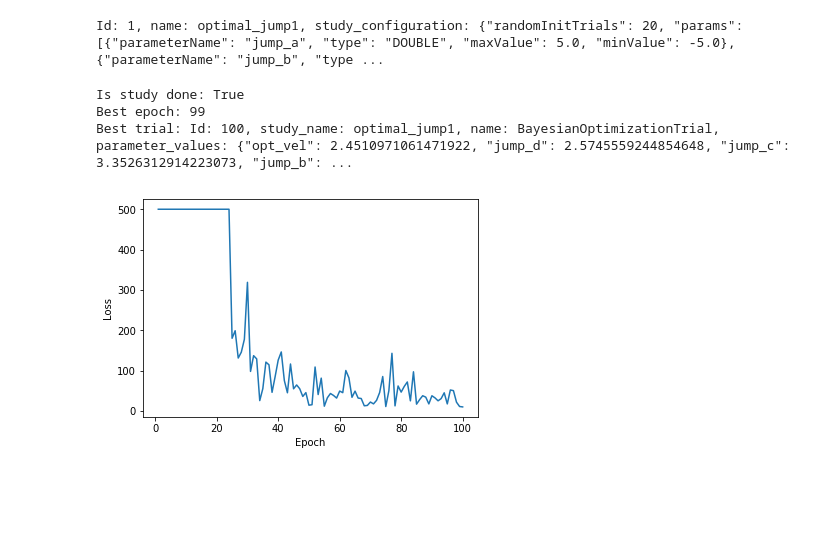
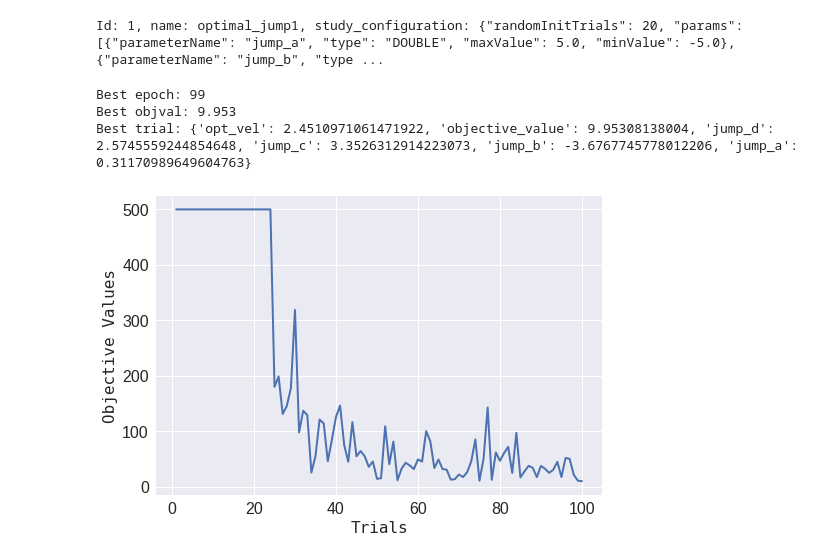
Before and after one commit to silvery107/wheeled-bipedal-jumping, a Jupyter notebook: MiniNezha/plot.ipynb, the cells around one changed output. Saved outputs shown, nothing was run; the diff lists cells and outputs as text; code cells hidden in the pictures; blank space fills up the shorter version.

```diff
--- a/MiniNezha/plot.ipynb
+++ b/MiniNezha/plot.ipynb
@@ -29,25 +29,32 @@ for param,objval in zip(train_param,train_curve):
 
 train_curve = np.array(train_curve)
 # %%
-save_fig = False
+save_fig = True
 # %%
 scale = 500
+font = {'family': 'monospace',
+        'weight': 'normal',
+        'size': 16,
+        }
 train_curve_clip = np.clip(train_curve,0,scale)
-best_trial = client.get_best_trial(study_name)
-best_objval = round(best_trial.objective_value,3)
-print("Is study done: %r"%client.is_study_done(study_name))
-print("Best epoch: %d"%np.argmin(train_curve))
-print("Best trial: {}".format(best_trial))
-
-plt.plot(range(1,len(train_curve)+1),train_curve_clip)
-plt.xlabel("Epoch")
-plt.ylabel("Loss")
+best_idx = np.argmin(train_curve)
+best_objval = round(train_curve[best_idx],3)
+# print("Is study done: %r"%client.is_study_done(study_name))
+print("Best epoch: %d"%best_idx)
+print("Best objval: %.3f"%best_objval)
+print("Best trial: {}".format(train_param[best_idx]))
+plt.style.use('seaborn')
+plt.plot(range(1,len(train_curve)+1),train_curve_clip,linewidth=2)
+plt.xlabel("Trials",fontdict=font)
+plt.ylabel("Objective Values",fontdict=font)
+plt.xticks(fontsize=font["size"])
+plt.yticks(fontsize=font["size"])
 if save_fig:
-    plt.savefig("./records/loss_"+str(best_objval)+"_"+str(scale)+".png")
+    plt.savefig("./records/objval_"+str(best_objval)+"_"+str(scale)+".png")
 plt.show()
 # %% [output]
-Is study done: True
 Best epoch: 99
-Best trial: Id: 100, study_name: optimal_jump1, name: BayesianOptimizationTrial, parameter_values: {"opt_vel": 2.4510971061471922, "jump_d": 2.5745559244854648, "jump_c": 3.3526312914223073, "jump_b": ...
+Best objval: 9.953
+Best trial: {'opt_vel': 2.4510971061471922, 'objective_value': 9.95308138004, 'jump_d': 2.5745559244854648, 'jump_c': 3.3526312914223073, 'jump_b': -3.6767745778012206, 'jump_a': 0.31170989649604763}
-[figure, old version]
+[figure, new version]
 # %%
```
Also changed, not shown: parts of 7 cells of this notebook.
